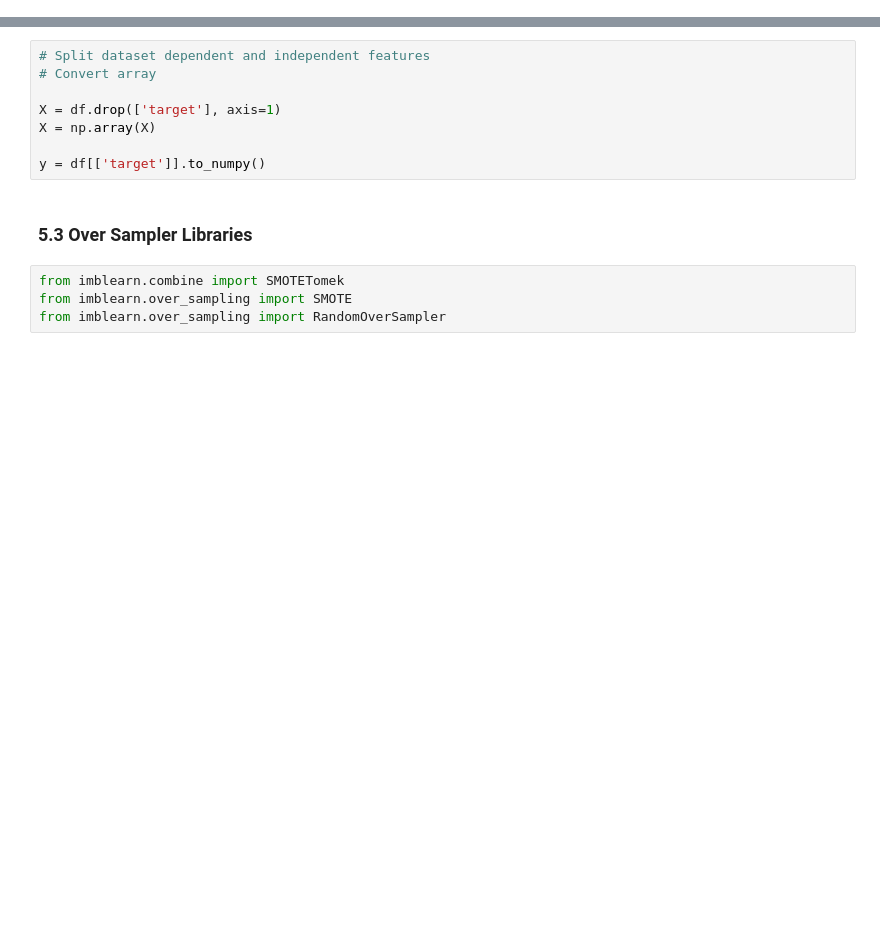
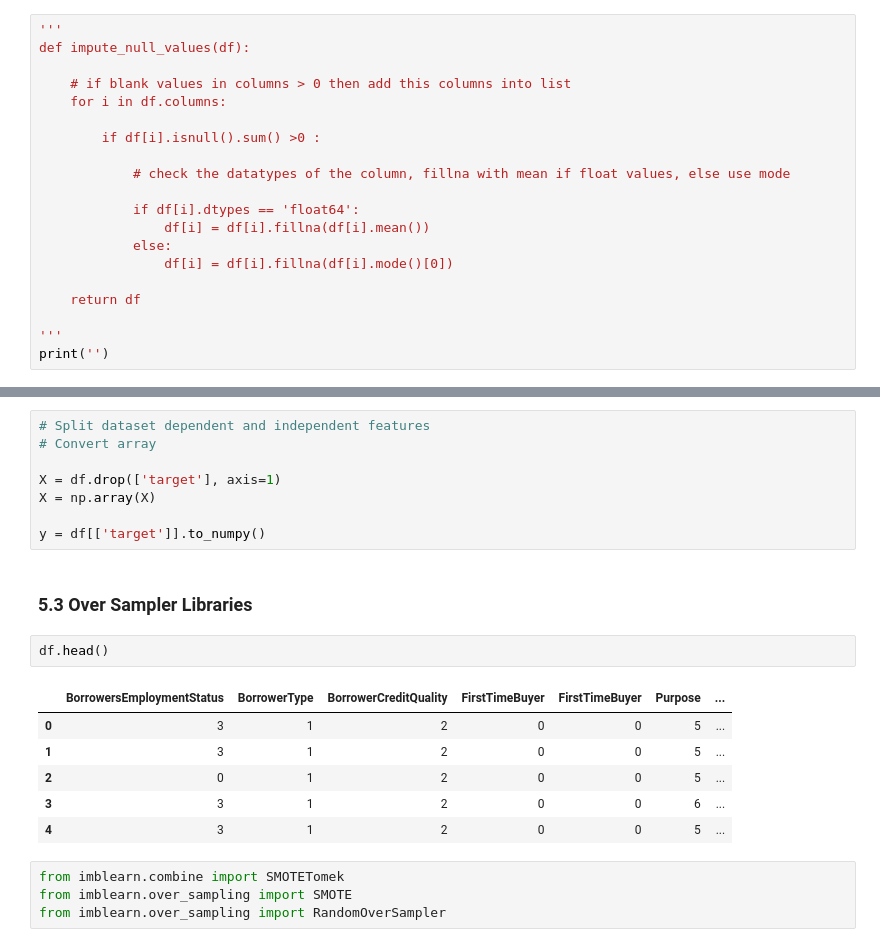
Before and after one commit to ilya4272/Credit_Modelling, a Jupyter notebook: Credit_Modelling.ipynb, the cells around one changed output, grey strips where cells are left out. Drawn from its saved outputs; the diff is of its cells as text; blank space fills up the shorter version.

```diff
--- a/Credit_Modelling.ipynb
+++ b/Credit_Modelling.ipynb
@@ -119,6 +119,26 @@ CLTV                            29
 TotalIncome                      0
 target                           0
 dtype: int64
+# %%
+'''
+def impute_null_values(df):
+
+    # if blank values in columns > 0 then add this columns into list
+    for i in df.columns:
+
+        if df[i].isnull().sum() >0 :
+
+            # check the datatypes of the column, fillna with mean if float values, else use mode
+
+            if df[i].dtypes == 'float64':
+                df[i] = df[i].fillna(df[i].mean())
+            else:
+                df[i] = df[i].fillna(df[i].mode()[0])
+
+    return df
+
+'''
+print('')
 # %%
 # Fill the null values based on the datatypes
 
@@ -693,6 +818,15 @@ X = np.array(X)
 y = df[['target']].to_numpy()
 # %% [markdown]
 ### 5.3 Over Sampler Libraries
+# %%
+df.head()
+# %% [output]
+|  | BorrowersEmploymentStatus | BorrowerType | BorrowerCreditQuality | FirstTimeBuyer | FirstTimeBuyer | Purpose | ... |
+| 0 | 3 | 1 | 2 | 0 | 0 | 5 | ... |
+| 1 | 3 | 1 | 2 | 0 | 0 | 5 | ... |
+| 2 | 0 | 1 | 2 | 0 | 0 | 5 | ... |
+| 3 | 3 | 1 | 2 | 0 | 0 | 6 | ... |
+| 4 | 3 | 1 | 2 | 0 | 0 | 5 | ... |
 # %%
 from imblearn.combine import SMOTETomek
 from imblearn.over_sampling import SMOTE
```
Also changed, not shown: parts of 23 cells of this notebook.
